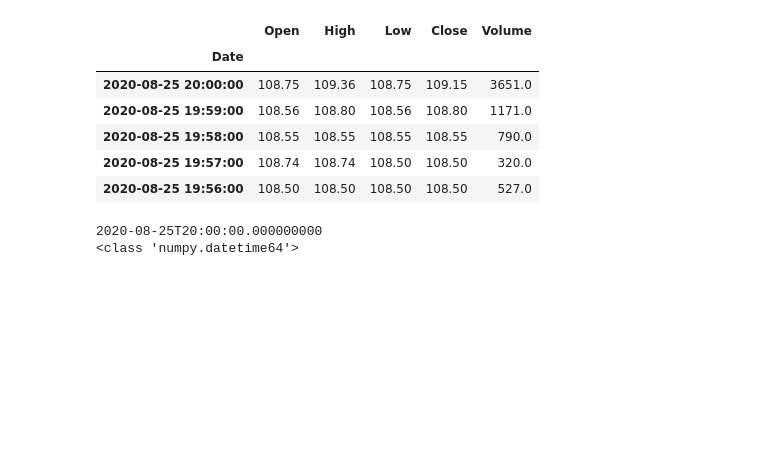
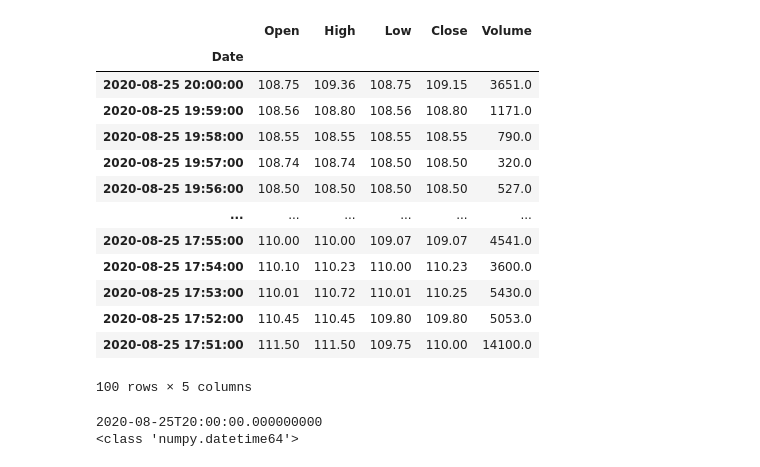
Before and after one commit to bigbreadguy/nasdaq_realtime_stocks, a Jupyter notebook: alpha_vantage_test.ipynb, the cells around one changed output. Saved outputs shown, nothing was run; the diff lists cells and outputs as text; code cells hidden in the pictures; blank space fills up the shorter version.

```diff
--- a/alpha_vantage_test.ipynb
+++ b/alpha_vantage_test.ipynb
@@ -14,15 +14,22 @@ columns = {"1. open":"Open", "2. high":"High", "3. low":"Low", "4. close":"Close
 # %%
 data.index.names = ["Date"]
 data.rename(columns=columns, inplace=True)
-data.head()
+data.head(100)
 # %% [output]
 |  | Open | High | Low | Close | Volume |
 | Date |  |  |  |  |  |
 | 2020-08-25 20:00:00 | 108.75 | 109.36 | 108.75 | 109.15 | 3651.0 |
 | 2020-08-25 19:59:00 | 108.56 | 108.80 | 108.56 | 108.80 | 1171.0 |
 | 2020-08-25 19:58:00 | 108.55 | 108.55 | 108.55 | 108.55 | 790.0 |
 | 2020-08-25 19:57:00 | 108.74 | 108.74 | 108.50 | 108.50 | 320.0 |
 | 2020-08-25 19:56:00 | 108.50 | 108.50 | 108.50 | 108.50 | 527.0 |
+| ... | ... | ... | ... | ... | ... |
+| 2020-08-25 17:55:00 | 110.00 | 110.00 | 109.07 | 109.07 | 4541.0 |
+| 2020-08-25 17:54:00 | 110.10 | 110.23 | 110.00 | 110.23 | 3600.0 |
+| 2020-08-25 17:53:00 | 110.01 | 110.72 | 110.01 | 110.25 | 5430.0 |
+| 2020-08-25 17:52:00 | 110.45 | 110.45 | 109.80 | 109.80 | 5053.0 |
+| 2020-08-25 17:51:00 | 111.50 | 111.50 | 109.75 | 110.00 | 14100.0 |
+100 rows × 5 columns
 # %%
 print(data.index.values[0])
 print(type(data.index.values[0]))
```
Also changed, not shown: parts of 8 cells of this notebook, 1 other file.
